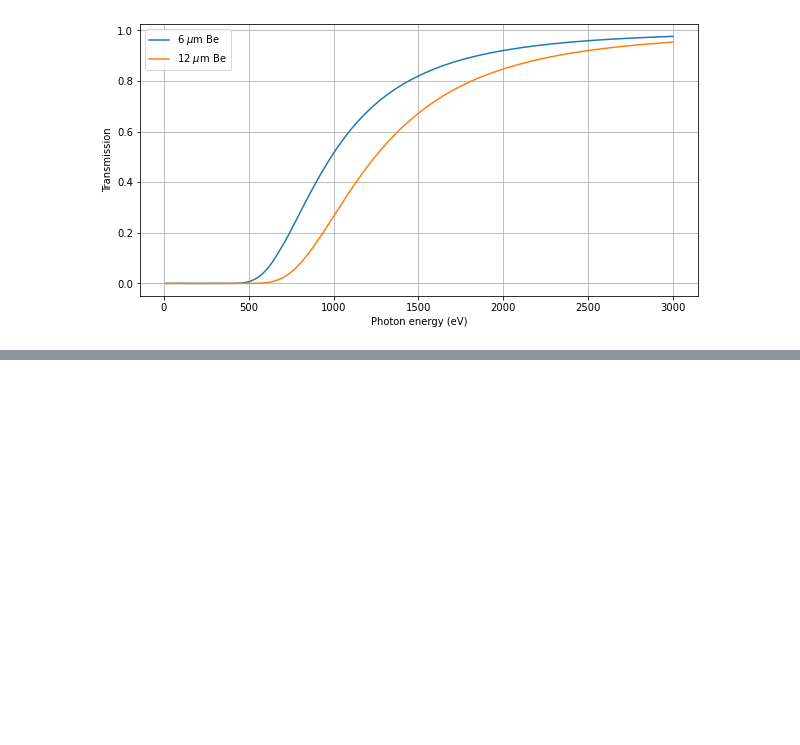
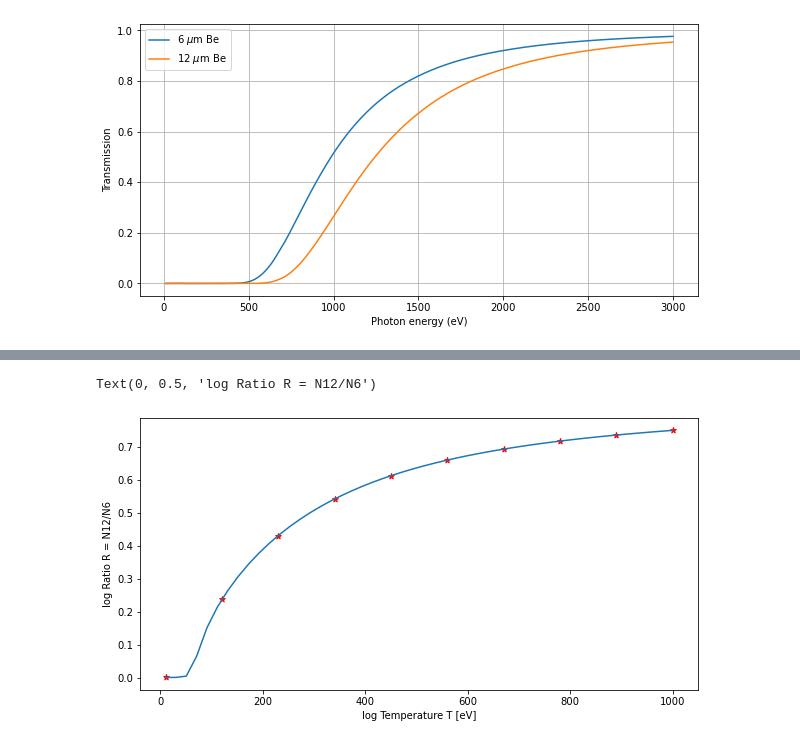
Before and after one commit to vandelij/plasma_diagnostic_hw, a Jupyter notebook: HW3.ipynb, the cells around one changed output, grey strips where cells are left out. Cells and saved outputs as stored; diff of their text form; code cells hidden in the pictures; blank space fills up the shorter version.

```diff
--- a/HW3.ipynb
+++ b/HW3.ipynb
@@ -53,0 +81,9 @@ plt.plot(Tarray, N12array)
+# %%
+plt.figure(figsize=(10,5))
+plt.plot(Tarray, N12array/N6array)
+plt.scatter(Tarray2, N12array2/N6array2, marker='*', color='red')
+plt.xlabel('log Temperature T [eV]')
+plt.ylabel('log Ratio R = N12/N6')
+# %% [output]
+Text(0, 0.5, 'log Ratio R = N12/N6')
+[figure, added]
```
Also changed, not shown: parts of 3 cells of this notebook.
